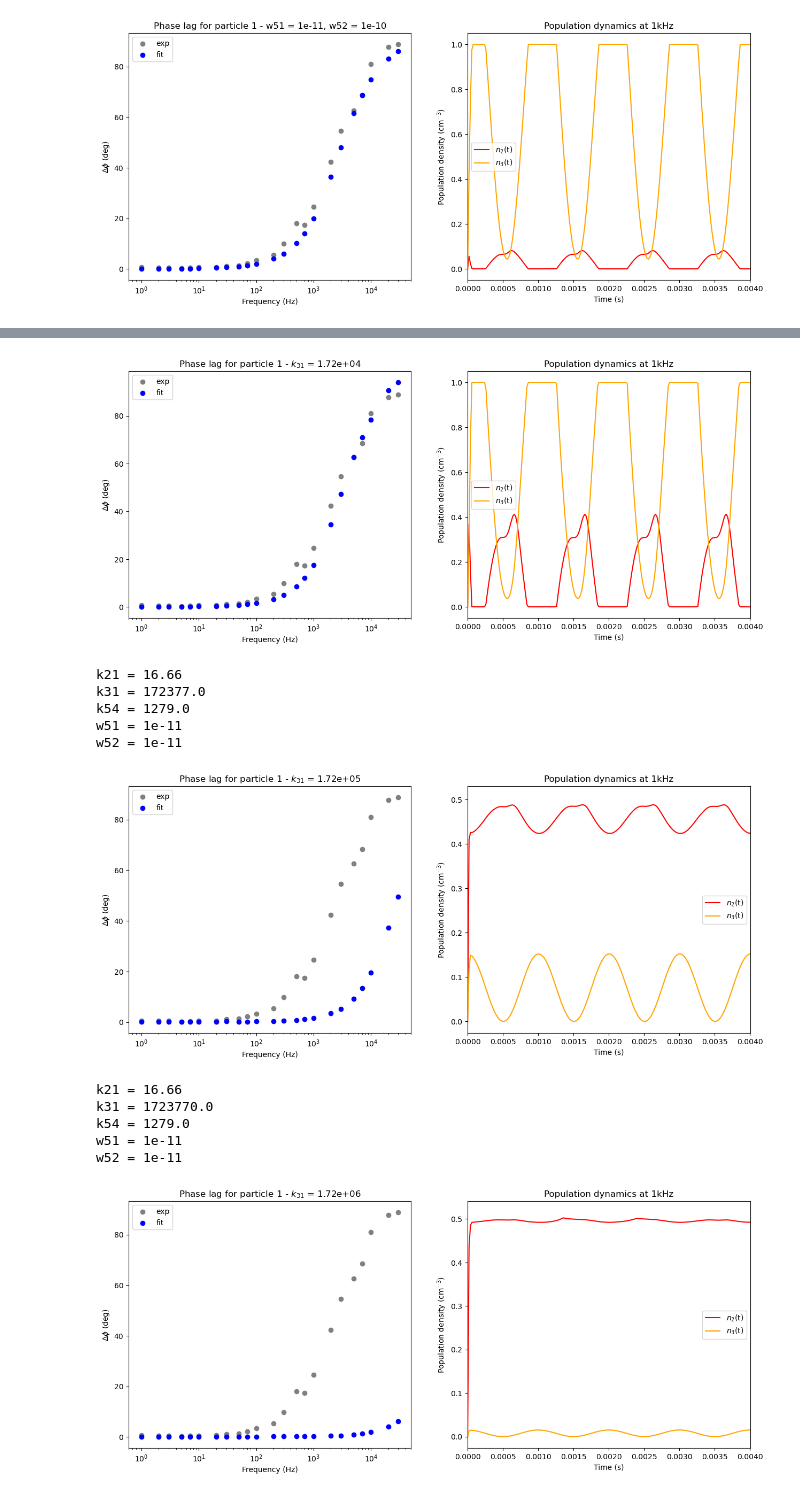
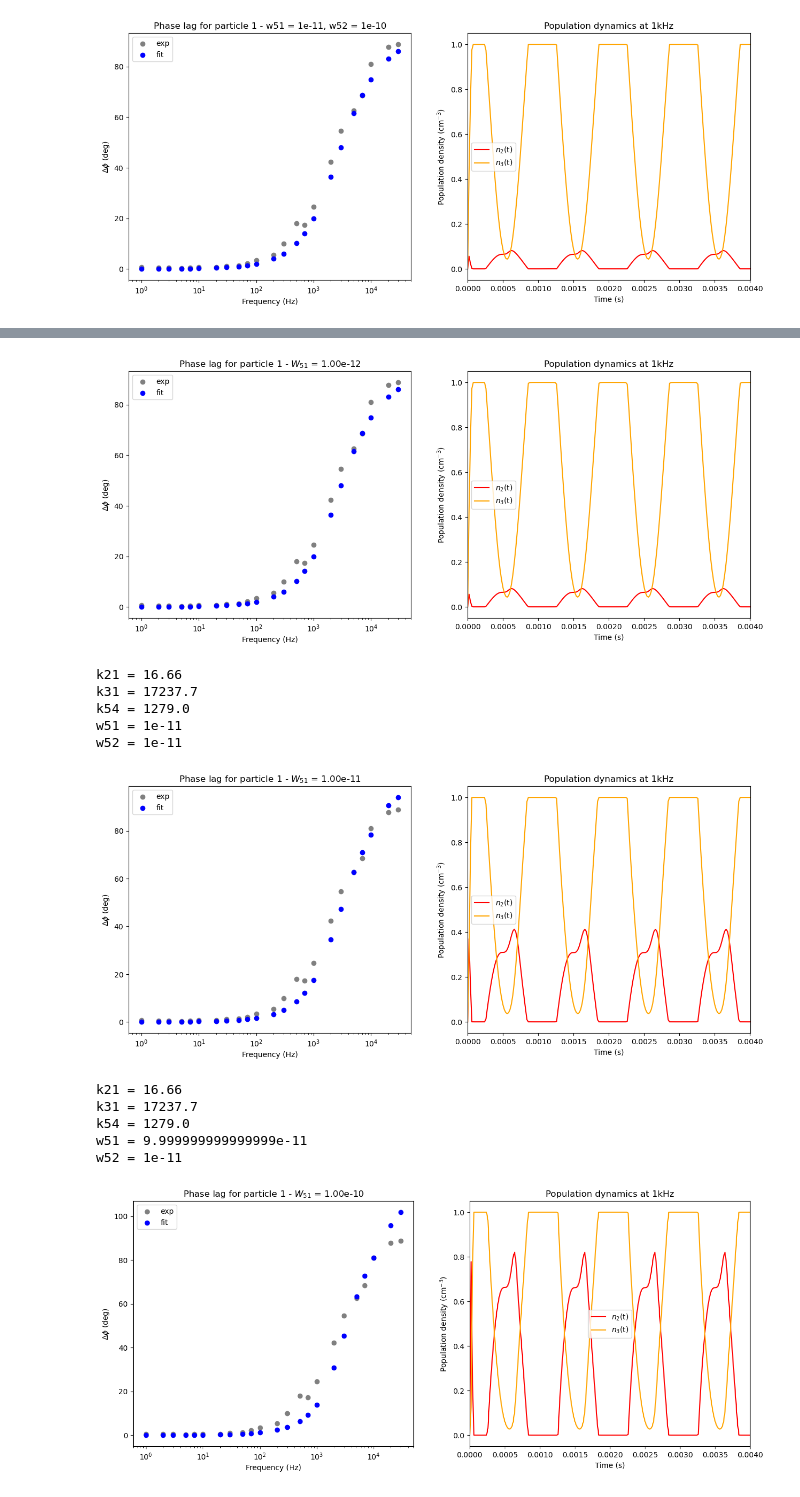
Before and after one commit to habakukc22/ode-system, a Jupyter notebook: fit-ws-new-odes.ipynb, the cells around one changed output, grey strips where cells are left out. Drawn from its saved outputs; the diff is of its cells as text; code cells hidden in the pictures.

```diff
--- a/fit-ws-new-odes.ipynb
+++ b/fit-ws-new-odes.ipynb
@@ -499,10 +384,5 @@ w52 = 1e-11
 # %%
-ww51 = 1.0e-11
-ww52 = 1.0e-11
-
-k31_list = [k31*0.1, k31*1.0, k31*10.0]
-print(f"k31: {k31_list}")
-
+params_w51 = [[ww51*10**(i-1), ww52, k21, k31, k54] for i in range(3)]
 
 # Define system
 def odes(t, x, W51, W52, ks, freq):
@@ -535,8 +415,10 @@ def odes(t, x, W51, W52, ks, freq):
     return [dx1_dt, dx2_dt, dx3_dt, dx4_dt, dx5_dt]
 
 
-for k31_idx, k31 in enumerate(k31_list):
+for idx, param in enumerate(params_w51):
     # if iv_idx !=0: continue
+
+    ww51, ww52, k21, k31, k54 = param
 
     print(f"k21 = {k21}")
     print(f"k31 = {k31}")
@@ -593,7 +475,7 @@ for k31_idx, k31 in enumerate(k31_list):
         axs[0].set_xscale("log")
         axs[0].set_ylabel("$\Delta \phi$ (deg)")
         axs[0].set_xlabel("Frequency (Hz)")
-        axs[0].set_title("Phase lag for particle 1 - $k_{31}$ = "+f"{k31:.2e}")
+        axs[0].set_title("Phase lag for particle 1 - $W_{51}$ = "+f"{W51:.2e}")
         axs[0].legend()
 
         #Population time evolution @ 1kHz
@@ -619,14 +500,14 @@ w51 = 1e-11
 w52 = 1e-11
-[figure, old version]
+[figure, new version]
 k21 = 16.66
-k31 = 172377.0
+k31 = 17237.7
 k54 = 1279.0
 w51 = 1e-11
 w52 = 1e-11
-[figure, old version]
+[figure, new version]
 k21 = 16.66
-k31 = 1723770.0
+k31 = 17237.7
 k54 = 1279.0
-w51 = 1e-11
+w51 = 9.999999999999999e-11
 w52 = 1e-11
-[figure, old version]
+[figure, new version]
```
Also changed, not shown: parts of 10 cells of this notebook.
